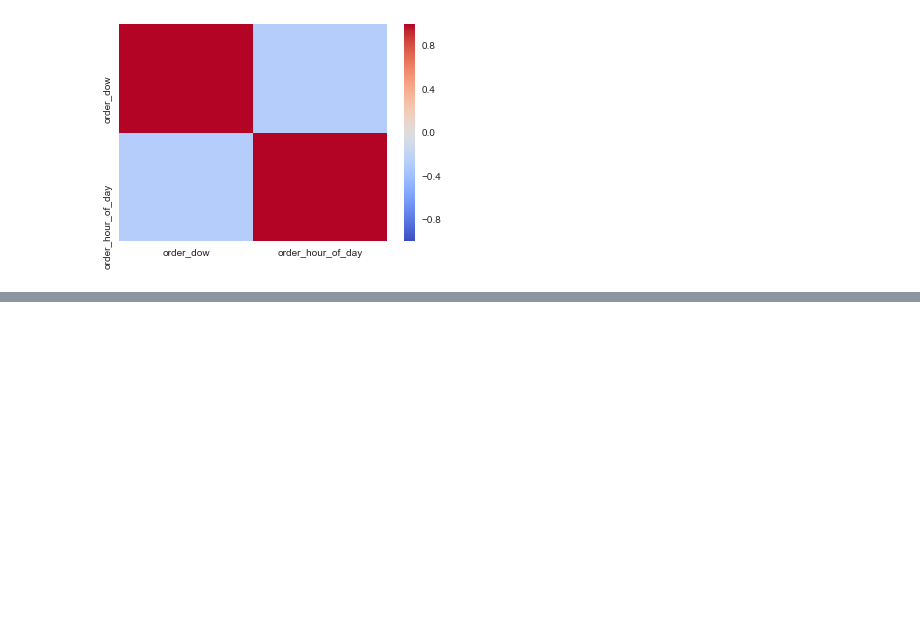
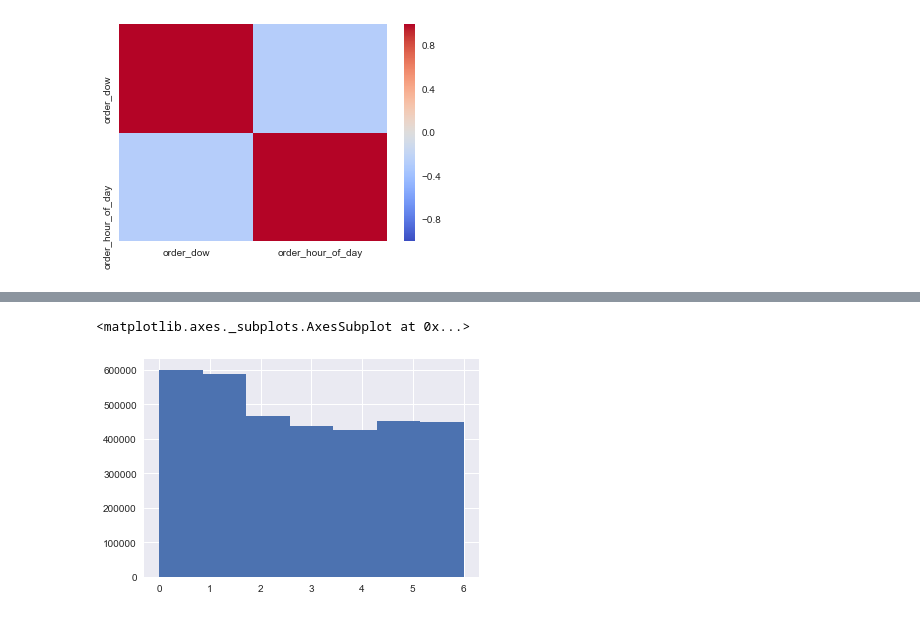
Before and after one commit to andrewcmilne/capstone1_instaCart, a Jupyter notebook: instaCart1.ipynb, the cells around one changed output, grey strips where cells are left out. Saved outputs shown, nothing was run; the diff lists cells and outputs as text; code cells hidden in the pictures; blank space fills up the shorter version.

```diff
--- a/instaCart1.ipynb
+++ b/instaCart1.ipynb
@@ -118,0 +149,7 @@ ValueError: Index contains duplicate entries, cannot reshape
+# %%
+#continuous variable use historgram and .describe for summary statistics on feature
+#categorical feature use barplot
+dfOrders['order_dow'].hist(bins=7)
+# %% [output]
+<matplotlib.axes._subplots.AxesSubplot at 0x...>
+[figure, added]
```
Also changed, not shown: parts of 25 cells of this notebook.
